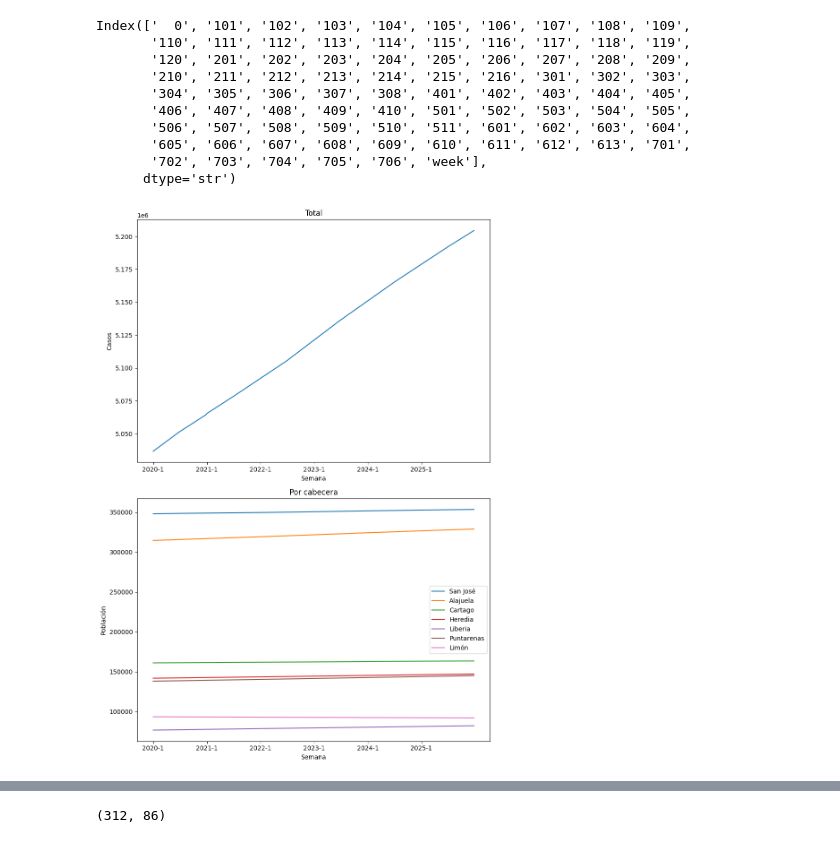
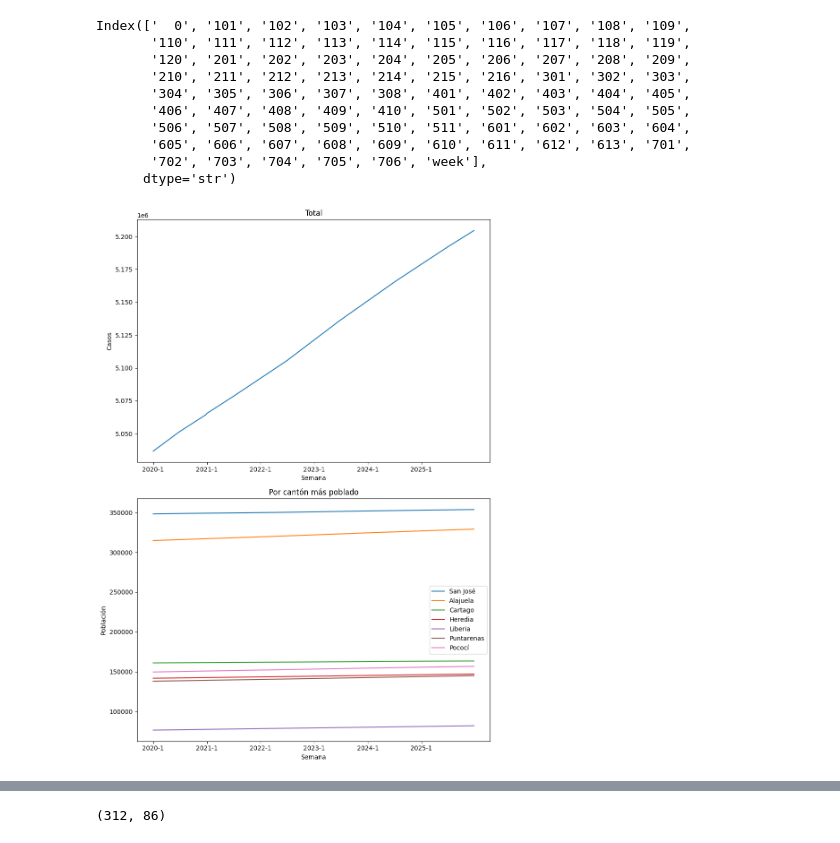
Before and after one commit to artisticlimon/dengue-model, a Jupyter notebook: eda/figures/eda_figs.ipynb, the cells around one changed output, grey strips where cells are left out. Cells and saved outputs as stored; diff of their text form; code cells hidden in the pictures.

```diff
--- a/eda/figures/eda_figs.ipynb
+++ b/eda/figures/eda_figs.ipynb
@@ -423,36 +423,36 @@ Index(['  0', '101', '102', '103', '104', '105', '106', '107', '108', '109',
 fig, ax = plt.subplots(2, 1, figsize=(10, 14))
 
 def ticks_years(x, n):
     [l.set_visible(False) for (i,l) in enumerate(ax[x].xaxis.get_ticklabels()) if i % n != 0]
     for i, tick in enumerate(ax[x].xaxis.get_major_ticks()):
         if i % n != 0:
             tick.tick1line.set_visible(False)
             tick.tick2line.set_visible(False)
             tick.gridline.set_visible(False)
 
 
 ax[0].plot(pob["week"], pob['  0'])
 ax[0].set_title("Total")
 ax[0].set_ylabel("Casos")
 ax[0].set_xlabel("Semana")
 ticks_years(0, 52)
 
 ax[1].plot(pob["week"], pob["101"], label = "San José")
 ax[1].plot(pob["week"], pob["201"], label = "Alajuela")
 ax[1].plot(pob["week"], pob["301"], label = "Cartago")
 ax[1].plot(pob["week"], pob["401"], label = "Heredia")
 ax[1].plot(pob["week"], pob["501"], label = "Liberia")
 ax[1].plot(pob["week"], pob["601"], label = "Puntarenas")
-ax[1].plot(pob["week"], pob["701"], label = "Limón")
-ax[1].set_title("Por cabecera")
+ax[1].plot(pob["week"], pob["702"], label = "Pococí")
+ax[1].set_title("Por cantón más poblado")
 ax[1].set_ylabel("Población")
 ax[1].set_xlabel("Semana")
 ax[1].legend()
 ticks_years(1, 52)
 
 fig.tight_layout(rect=[0.1, 0.05, 1, 0.95])
 # %% [output]
-[figure, old version]
+[figure, new version]
 # %%
 def filtrar_provincias(df, prov):
     columns = [df.columns.to_list().index(l) for l in df.columns if l.startswith(prov)]
```
Also changed, not shown: parts of 13 cells of this notebook, 4 other files.
